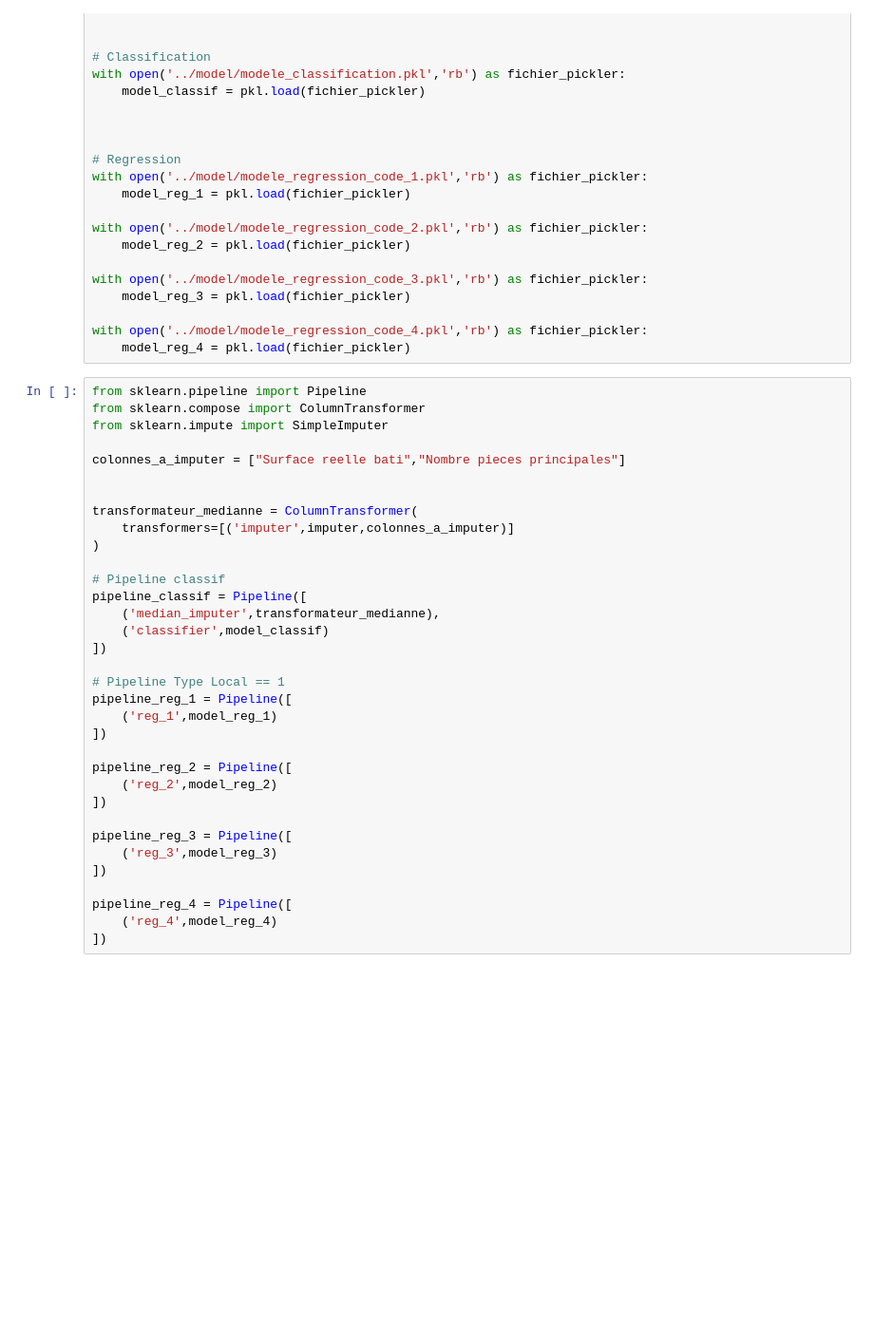
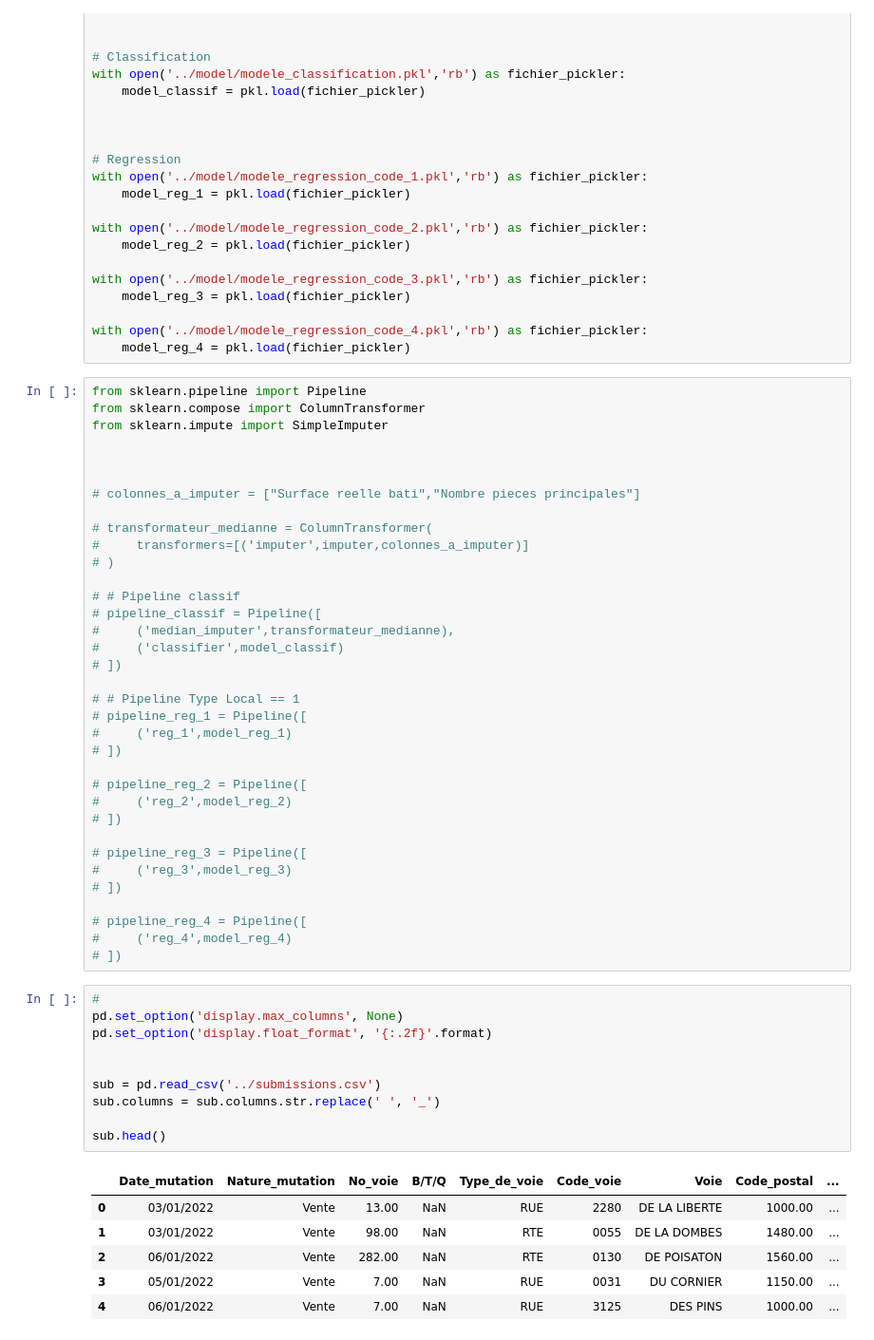
Before and after one commit to Naghan1132/Property_price_prediction, a Jupyter notebook: src/pipeline.ipynb, the cells around one changed output. Shown: that part at 95% size. Cells and saved outputs as stored; diff of their text form; blank space fills up the shorter version.

```diff
--- a/src/pipeline.ipynb
+++ b/src/pipeline.ipynb
@@ -30,32 +30,50 @@ from sklearn.pipeline import Pipeline
 from sklearn.compose import ColumnTransformer
 from sklearn.impute import SimpleImputer
 
-colonnes_a_imputer = ["Surface reelle bati","Nombre pieces principales"]
 
 
-transformateur_medianne = ColumnTransformer(
-    transformers=[('imputer',imputer,colonnes_a_imputer)]
-)
+# colonnes_a_imputer = ["Surface reelle bati","Nombre pieces principales"]
 
-# Pipeline classif
-pipeline_classif = Pipeline([
-    ('median_imputer',transformateur_medianne),
-    ('classifier',model_classif)
-])
+# transformateur_medianne = ColumnTransformer(
+#     transformers=[('imputer',imputer,colonnes_a_imputer)]
+# )
 
-# Pipeline Type Local == 1
-pipeline_reg_1 = Pipeline([
-    ('reg_1',model_reg_1)
-])
+# # Pipeline classif
+# pipeline_classif = Pipeline([
+#     ('median_imputer',transformateur_medianne),
+#     ('classifier',model_classif)
+# ])
 
-pipeline_reg_2 = Pipeline([
-    ('reg_2',model_reg_2)
-])
+# # Pipeline Type Local == 1
+# pipeline_reg_1 = Pipeline([
+#     ('reg_1',model_reg_1)
+# ])
 
-pipeline_reg_3 = Pipeline([
-    ('reg_3',model_reg_3)
-])
+# pipeline_reg_2 = Pipeline([
+#     ('reg_2',model_reg_2)
+# ])
 
-pipeline_reg_4 = Pipeline([
-    ('reg_4',model_reg_4)
-])
+# pipeline_reg_3 = Pipeline([
+#     ('reg_3',model_reg_3)
+# ])
+
+# pipeline_reg_4 = Pipeline([
+#     ('reg_4',model_reg_4)
+# ])
+# %%
+#
+pd.set_option('display.max_columns', None)
+pd.set_option('display.float_format', '{:.2f}'.format)
+
+
+sub = pd.read_csv('../submissions.csv')
+sub.columns = sub.columns.str.replace(' ', '_')
+
+sub.head()
+# %% [output]
+|  | Date_mutation | Nature_mutation | No_voie | B/T/Q | Type_de_voie | Code_voie | Voie | Code_postal | ... |
+| 0 | 03/01/2022 | Vente | 13.00 | NaN | RUE | 2280 | DE LA LIBERTE | 1000.00 | ... |
+| 1 | 03/01/2022 | Vente | 98.00 | NaN | RTE | 0055 | DE LA DOMBES | 1480.00 | ... |
+| 2 | 06/01/2022 | Vente | 282.00 | NaN | RTE | 0130 | DE POISATON | 1560.00 | ... |
+| 3 | 05/01/2022 | Vente | 7.00 | NaN | RUE | 0031 | DU CORNIER | 1150.00 | ... |
+| 4 | 06/01/2022 | Vente | 7.00 | NaN | RUE | 3125 | DES PINS | 1000.00 | ... |
```
Also changed, not shown: parts of 5 cells of this notebook, 1 other file.
